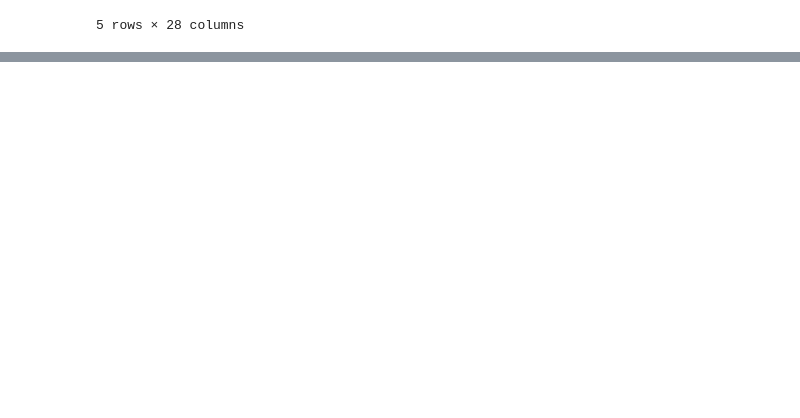
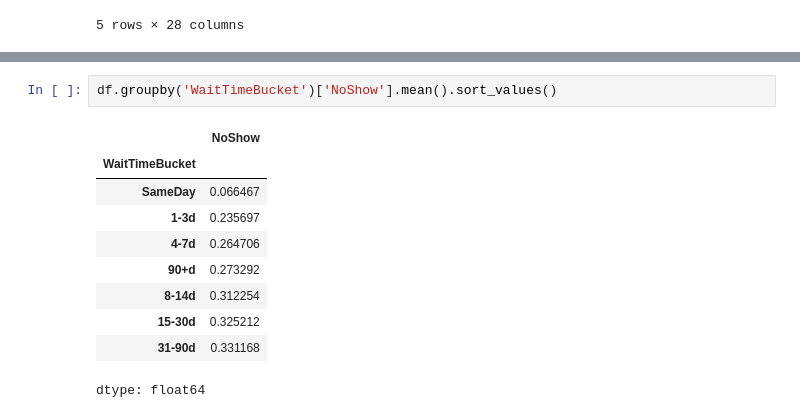
Before and after one commit to itsyoru/no-shows, a Jupyter notebook: NoShows.ipynb, the cells around one changed output, grey strips where cells are left out. Saved outputs shown, nothing was run; the diff lists cells and outputs as text; blank space fills up the shorter version.

```diff
--- a/NoShows.ipynb
+++ b/NoShows.ipynb
@@ -451,0 +438,13 @@ df.head()
+# %%
+df.groupby('WaitTimeBucket')['NoShow'].mean().sort_values()
+# %% [output]
+|  | NoShow |
+| WaitTimeBucket |  |
+| SameDay | 0.066467 |
+| 1-3d | 0.235697 |
+| 4-7d | 0.264706 |
+| 90+d | 0.273292 |
+| 8-14d | 0.312254 |
+| 15-30d | 0.325212 |
+| 31-90d | 0.331168 |
+dtype: float64
```
Also changed, not shown: parts of 11 cells of this notebook.
